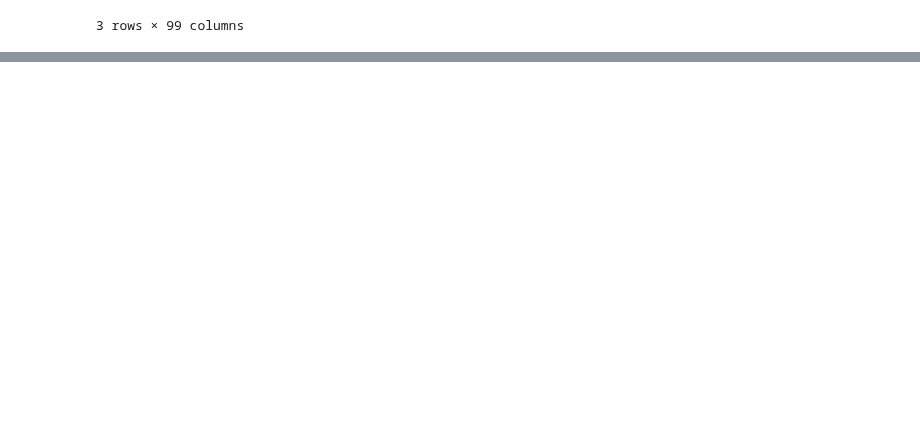
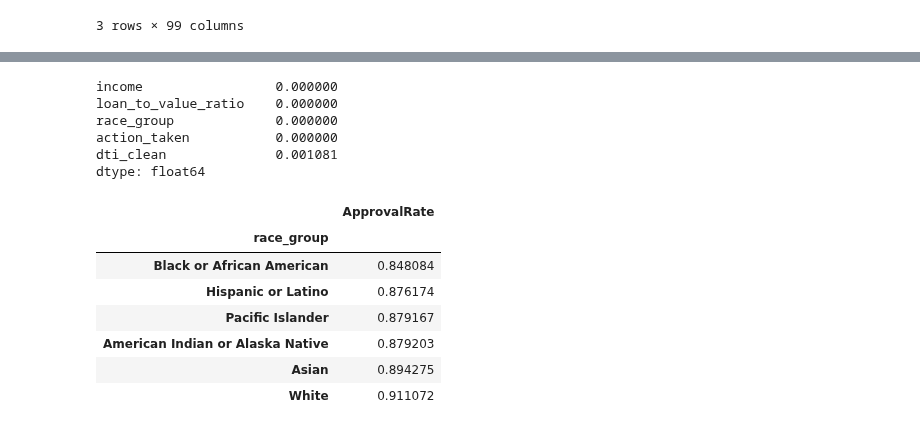
Before and after one commit to gongbyung/ai-ethics-prototypes, a Jupyter notebook: justice-hmda/notebooks/01_eda.ipynb, the cells around one changed output, grey strips where cells are left out. Cells and saved outputs as stored; diff of their text form; code cells hidden in the pictures; blank space fills up the shorter version.

```diff
--- a/justice-hmda/notebooks/01_eda.ipynb
+++ b/justice-hmda/notebooks/01_eda.ipynb
@@ -249,3 +460,29 @@ Extreme cases flagged: 0
+# %%
+cohort[["income", "loan_to_value_ratio", "dti_clean", "race_group", "action_taken"]].isna().mean().sort_values()
+# %% [output]
+income                 0.000000
+loan_to_value_ratio    0.000000
+race_group             0.000000
+action_taken           0.000000
+dti_clean              0.001081
+dtype: float64
+# %%
+(
+    cohort.assign(approved=(cohort["action_taken"].isin([1,2]).astype(int)))
+    .groupby("race_group")["approved"]
+    .mean()
+    .sort_values()
+    .to_frame("ApprovalRate")
+)
+# %% [output]
+|  | ApprovalRate |
+| race_group |  |
+| Black or African American | 0.848084 |
+| Hispanic or Latino | 0.876174 |
+| Pacific Islander | 0.879167 |
+| American Indian or Alaska Native | 0.879203 |
+| Asian | 0.894275 |
+| White | 0.911072 |
 # %%
 import matplotlib.pyplot as plt
 import seaborn as sns
```
Also changed, not shown: parts of 12 cells of this notebook, 7 other files.
